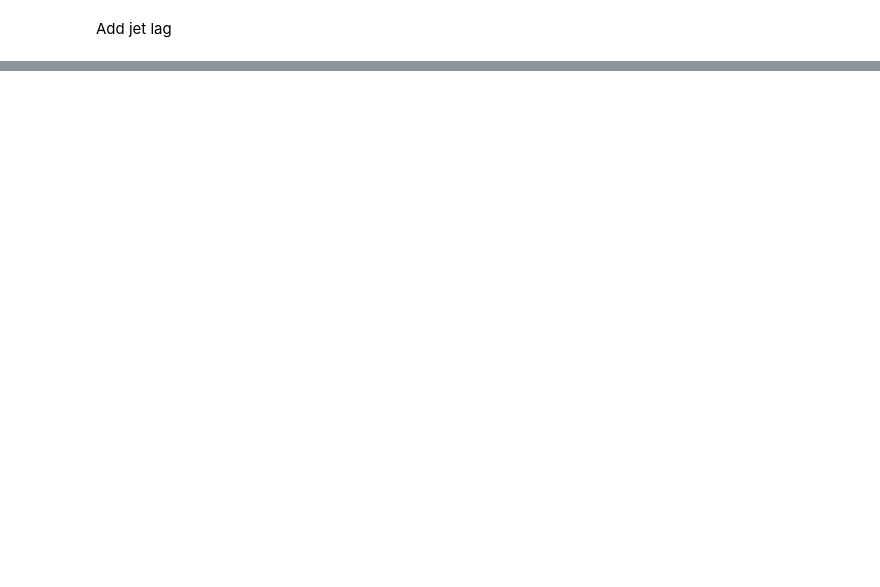
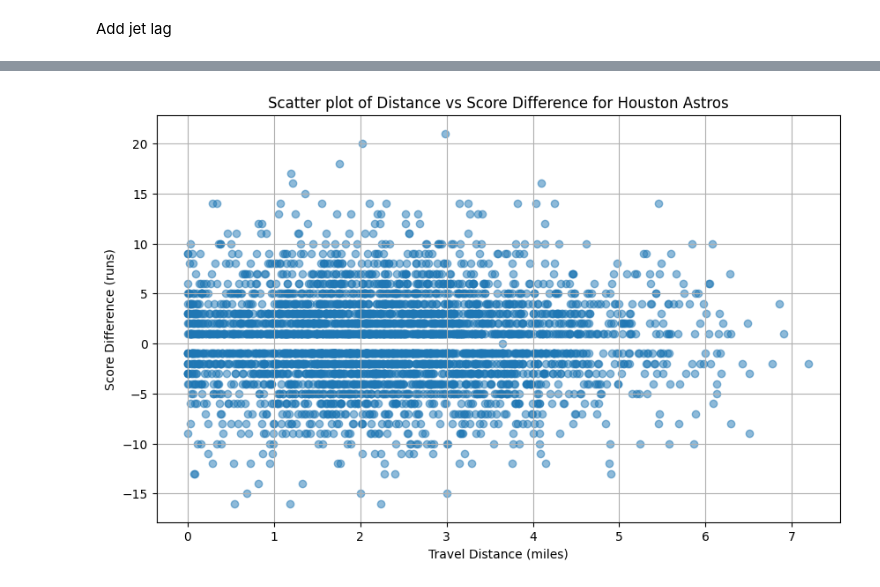
Before and after one commit to BenjaminMWZ/Rice_Datathon_2024, a Jupyter notebook: travel_analysis_astro.ipynb, the cells around one changed output, grey strips where cells are left out. Drawn from its saved outputs; the diff is of its cells as text; code cells hidden in the pictures; blank space fills up the shorter version.

```diff
--- a/travel_analysis_astro.ipynb
+++ b/travel_analysis_astro.ipynb
@@ -172,7 +194,7 @@ for index, row in merged_df.iterrows():
         continue
     else:
         initial_factor = merged_df.loc[index - 1, 'distance_factor'] + merged_df.loc[index, 'distance'] / 1000
-        merged_df.loc[index, 'distance_factor'] = initial_factor * np.exp(-0.5 * merged_df.loc[index, 'days_after_travel'])
+        merged_df.loc[index, 'distance_factor'] = initial_factor * np.exp(-0.1 * merged_df.loc[index, 'days_after_travel'])
 
 print(merged_df[["home_team", "away_team", "distance", "days_after_travel", "distance_factor"]].head(30))
 # %% [output]
@@ -270,9 +309,6 @@ for index, row in merged_df.iterrows():
         merged_df.loc[index, 'hou_consecutive_playing_days'] = row['home_consecutive_playing_days']
     else:
         merged_df.loc[index, 'hou_consecutive_playing_days'] = row['away_consecutive_playing_days']
-# %%
-# drop home_last_rest_day, home_consecutive_playing_days, away_last_rest_day, away_consecutive_playing_days
-merged_df = merged_df.drop(['fatigue_factor'], axis=1)
 # %%
 # print only title of table
 
@@ -408,0 +521,24 @@ merged_df.to_csv('travel_analysis_astro.csv', index=False)
+# %%
+import pandas as pd
+import matplotlib.pyplot as plt
+
+# Load your dataset
+file_path = './travel_analysis_astro.csv'
+data = pd.read_csv(file_path)
+
+# Create a 'score_diff' column to reflect the margin of victory or defeat for the Houston Astros
+data['score_diff'] = data.apply(
+    lambda row: row['home_score'] - row['away_score'] if row['home_team'] == 'HOU' else row['away_score'] - row['home_score'],
+    axis=1
+)
+
+# Plotting scatter points of 'distance' vs. 'score_diff'
+plt.figure(figsize=(10, 6))
+plt.scatter(data['distance_factor'], data['score_diff'], alpha=0.5)
+plt.title('Scatter plot of Distance vs Score Difference for Houston Astros')
+plt.xlabel('Travel Distance (miles)')
+plt.ylabel('Score Difference (runs)')
+plt.grid(True)
+plt.show()
+# %% [output]
+[figure, added]
```
Also changed, not shown: parts of 15 cells of this notebook.
